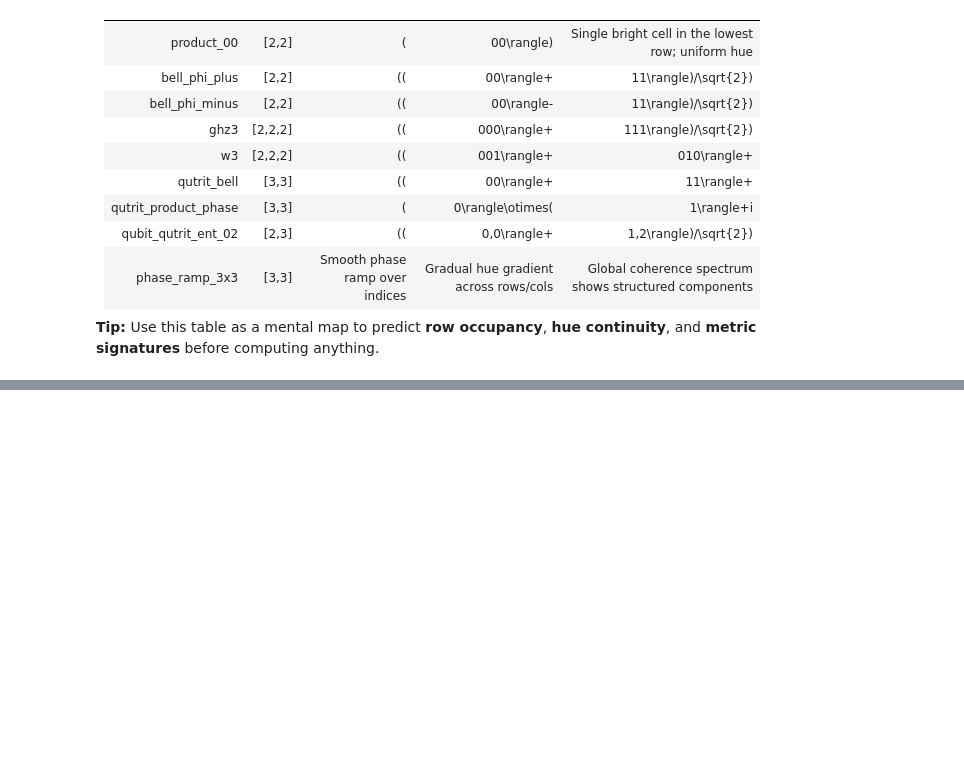
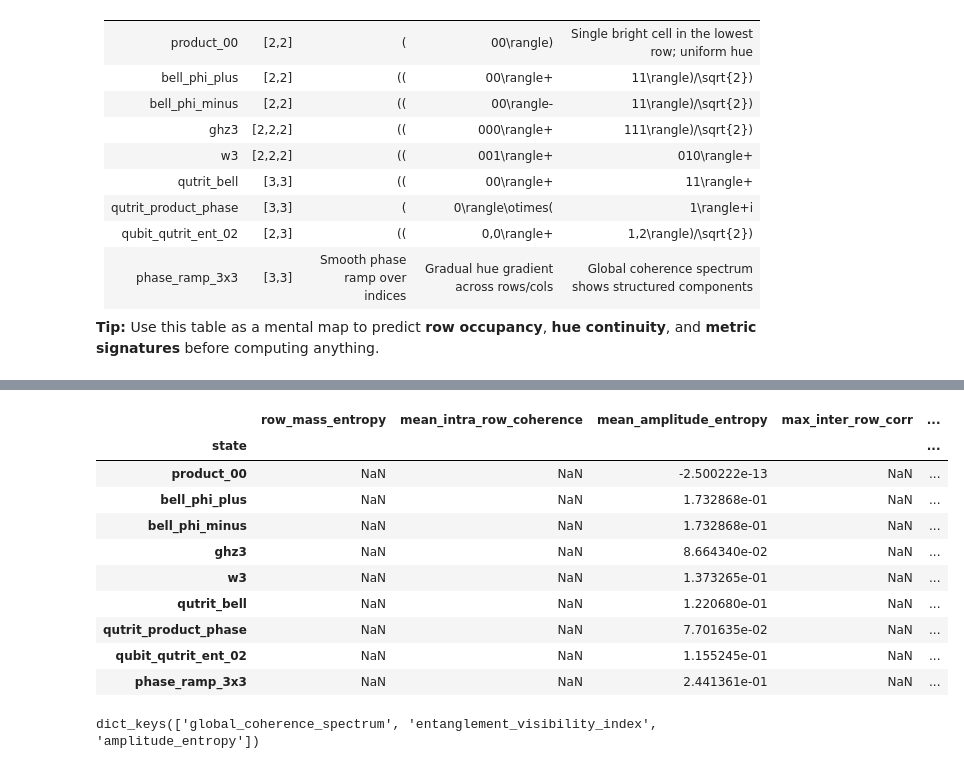
Before and after one commit to Siddharthgolecha/Quantum-Structure-Diagrams, a Jupyter notebook: HLD_Examples_Detailed.ipynb, the cells around one changed output, grey strips where cells are left out. Cells and saved outputs as stored; diff of their text form; code cells hidden in the pictures; blank space fills up the shorter version.

```diff
--- a/HLD_Examples_Detailed.ipynb
+++ b/HLD_Examples_Detailed.ipynb
@@ -512,0 +521,20 @@ bar_metric("global_coherence_norm", "L2 norm")
+# %%
+df
+# %% [output]
+|  | row_mass_entropy | mean_intra_row_coherence | mean_amplitude_entropy | max_inter_row_corr | ... |
+| state |  |  |  |  | ... |
+| product_00 | NaN | NaN | -2.500222e-13 | NaN | ... |
+| bell_phi_plus | NaN | NaN | 1.732868e-01 | NaN | ... |
+| bell_phi_minus | NaN | NaN | 1.732868e-01 | NaN | ... |
+| ghz3 | NaN | NaN | 8.664340e-02 | NaN | ... |
+| w3 | NaN | NaN | 1.373265e-01 | NaN | ... |
+| qutrit_bell | NaN | NaN | 1.220680e-01 | NaN | ... |
+| qutrit_product_phase | NaN | NaN | 7.701635e-02 | NaN | ... |
+| qubit_qutrit_ent_02 | NaN | NaN | 1.155245e-01 | NaN | ... |
+| phase_ramp_3x3 | NaN | NaN | 2.441361e-01 | NaN | ... |
+# %%
+name, dims, psi = examples[0]  # product_00
+m = compute_hld_metrics(psi, dims=dims)
+m.keys()
+# %% [output]
+dict_keys(['global_coherence_spectrum', 'entanglement_visibility_index', 'amplitude_entropy'])
```
Also changed, not shown: parts of 12 cells of this notebook, 2 other files.
